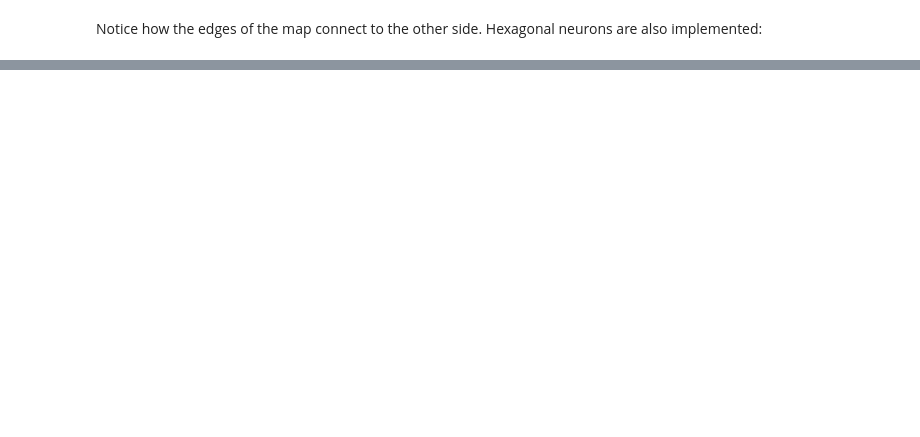
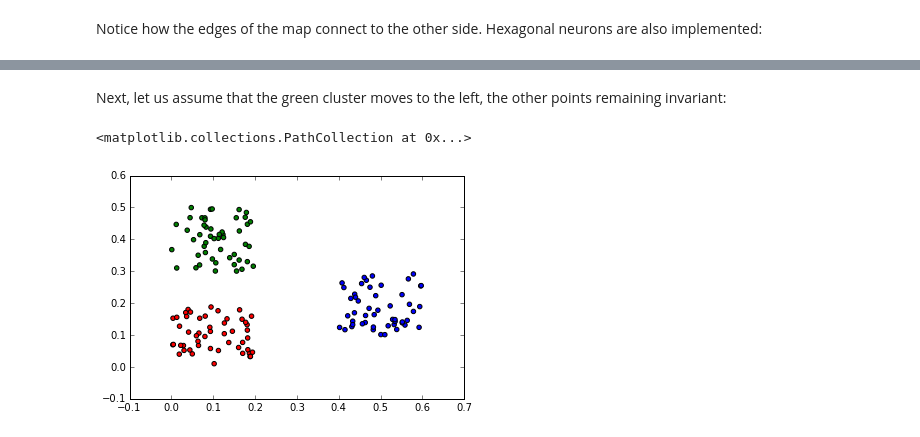
Before and after one commit to peterwittek/ipython-notebooks, a Jupyter notebook: Somoclu in Python.ipynb, the cells around one changed output, grey strips where cells are left out. Cells and saved outputs as stored; diff of their text form; code cells hidden in the pictures; blank space fills up the shorter version.

```diff
--- a/Somoclu in Python.ipynb
+++ b/Somoclu in Python.ipynb
@@ -69,0 +77,9 @@ The separation of the individual points is more marked with these neurons.
+# %% [markdown]
+Next, let us assume that the green cluster moves to the left, the other points remaining invariant:
+# %%
+c2_shifted = c2 - 0.2
+updated_data = np.float32(np.concatenate((c1, c2_shifted, c3)))
+plt.scatter(updated_data[:,0], updated_data[:,1], c=colors)
+# %% [output]
+<matplotlib.collections.PathCollection at 0x...>
+[figure, added]
```
Also changed, not shown: parts of 12 cells of this notebook.
